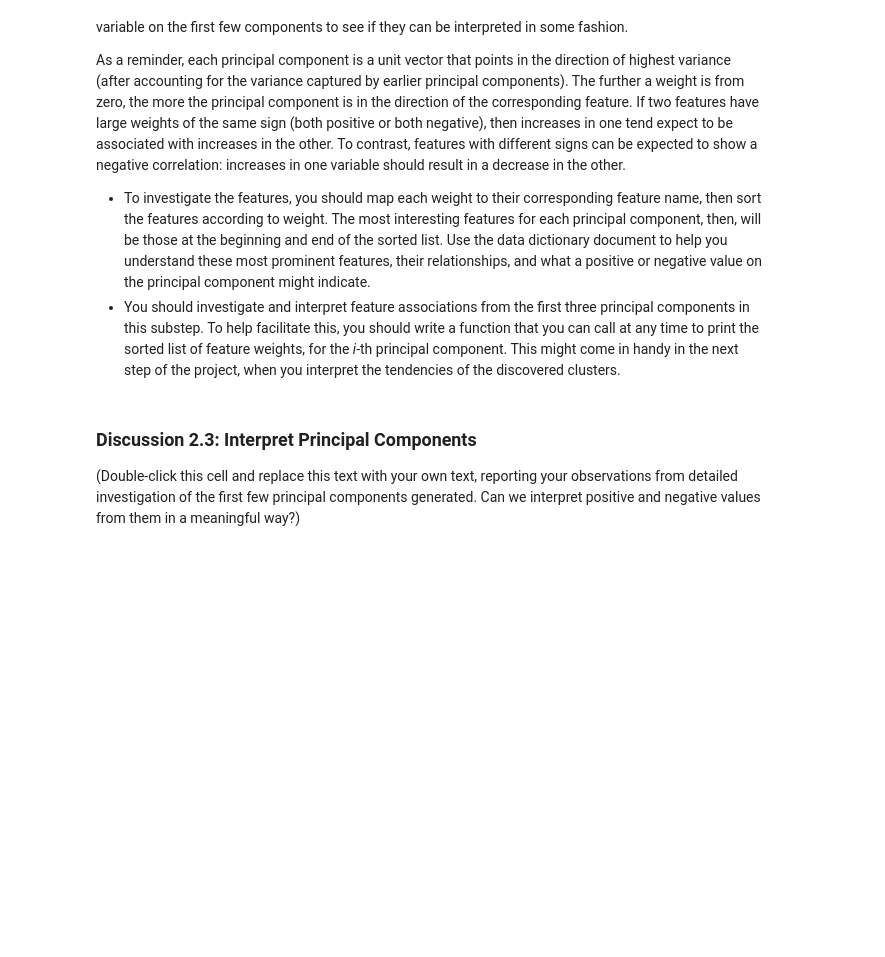
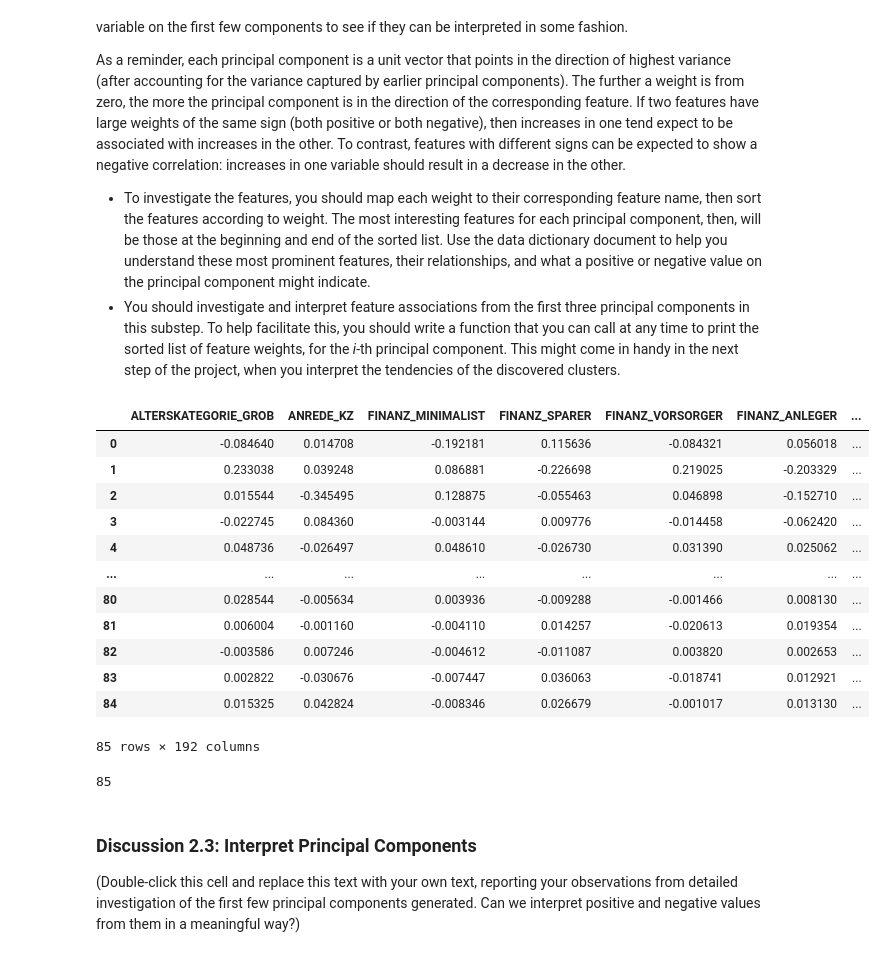
Before and after one commit to maleksaati/Identify_Customer_Segments, a Jupyter notebook: Identify_Customer_Segments.ipynb, the cells around one changed output. Drawn from its saved outputs; the diff is of its cells as text; code cells hidden in the pictures; blank space fills up the shorter version.

```diff
--- a/Identify_Customer_Segments.ipynb
+++ b/Identify_Customer_Segments.ipynb
@@ -683,8 +686,29 @@ As a reminder, each principal component is a unit vector that points in the dire
 # %%
 # Map weights for the first principal component to corresponding feature names
 # and then print the linked values, sorted by weight.
 # HINT: Try defining a function here or in a new cell that you can reuse in the
 # other cells.
+
+pca_df = pd.DataFrame(pca.components_, columns=list(azdias.columns))
+pca_df
+# %% [output]
+|  | ALTERSKATEGORIE_GROB | ANREDE_KZ | FINANZ_MINIMALIST | FINANZ_SPARER | FINANZ_VORSORGER | FINANZ_ANLEGER | ... |
+| 0 | -0.084640 | 0.014708 | -0.192181 | 0.115636 | -0.084321 | 0.056018 | ... |
+| 1 | 0.233038 | 0.039248 | 0.086881 | -0.226698 | 0.219025 | -0.203329 | ... |
+| 2 | 0.015544 | -0.345495 | 0.128875 | -0.055463 | 0.046898 | -0.152710 | ... |
+| 3 | -0.022745 | 0.084360 | -0.003144 | 0.009776 | -0.014458 | -0.062420 | ... |
+| 4 | 0.048736 | -0.026497 | 0.048610 | -0.026730 | 0.031390 | 0.025062 | ... |
+| ... | ... | ... | ... | ... | ... | ... | ... |
+| 80 | 0.028544 | -0.005634 | 0.003936 | -0.009288 | -0.001466 | 0.008130 | ... |
+| 81 | 0.006004 | -0.001160 | -0.004110 | 0.014257 | -0.020613 | 0.019354 | ... |
+| 82 | -0.003586 | 0.007246 | -0.004612 | -0.011087 | 0.003820 | 0.002653 | ... |
+| 83 | 0.002822 | -0.030676 | -0.007447 | 0.036063 | -0.018741 | 0.012921 | ... |
+| 84 | 0.015325 | 0.042824 | -0.008346 | 0.026679 | -0.001017 | 0.013130 | ... |
+85 rows × 192 columns
+# %%
+len(pca.components_)
+# %% [output]
+85
 # %%
 # Map weights for the second principal component to corresponding feature names
 # and then print the linked values, sorted by weight.
```
Also changed, not shown: parts of 21 cells of this notebook, 1 other file.
